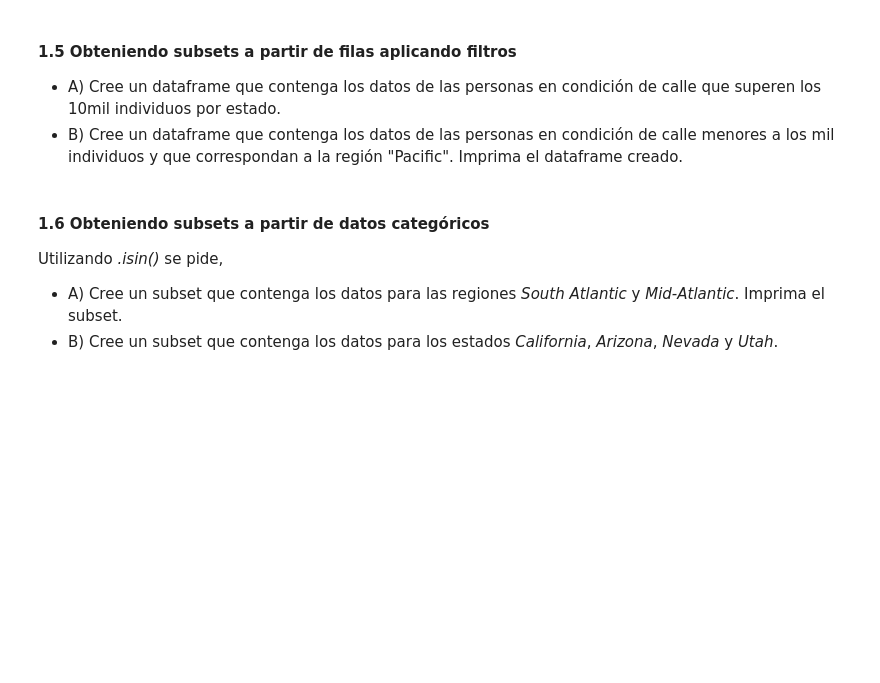
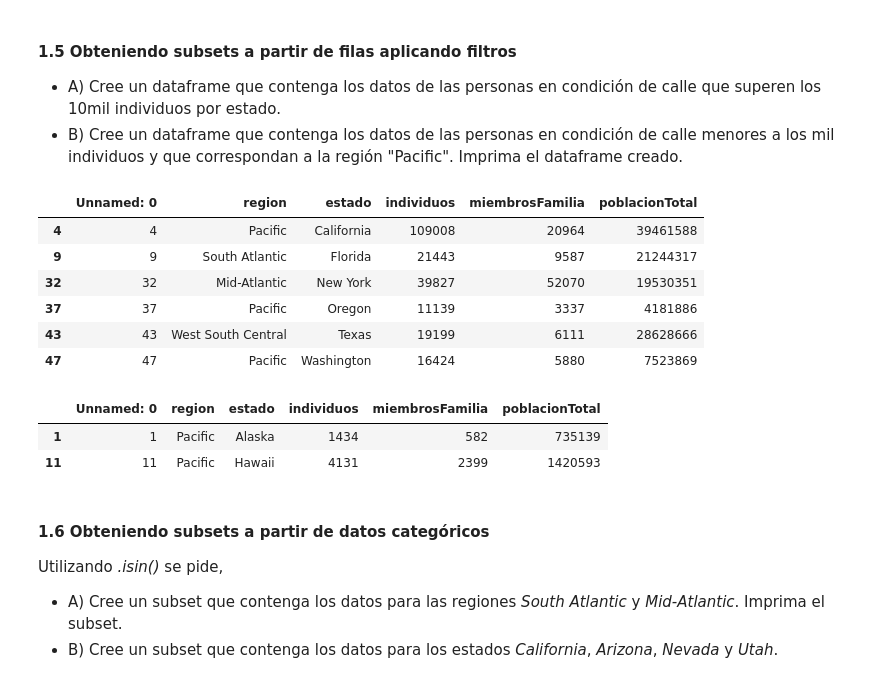
Before and after one commit to WalterMarH/PDA, a Jupyter notebook: Ejercitacion/Ejercitación Pandas/Ejercitación-Pandas.ipynb, the cells around one changed output. Drawn from its saved outputs; the diff is of its cells as text; code cells hidden in the pictures; blank space fills up the shorter version.

```diff
--- a/Ejercitacion/Ejercitación Pandas/Ejercitación-Pandas.ipynb
+++ b/Ejercitacion/Ejercitación Pandas/Ejercitación-Pandas.ipynb
@@ -102,6 +102,27 @@ print(indiv_estados)
 - B) Cree un dataframe que contenga los datos de las personas en condición de calle menores a los mil individuos y que correspondan a la región "Pacific". Imprima el dataframe creado.
 # %%
 ## TODO 1.5
+masdiesmil=sh['individuos']>10000
+nueva=sh[masdiesmil]
+nueva
+# %% [output]
+|  | Unnamed: 0 | region | estado | individuos | miembrosFamilia | poblacionTotal |
+| 4 | 4 | Pacific | California | 109008 | 20964 | 39461588 |
+| 9 | 9 | South Atlantic | Florida | 21443 | 9587 | 21244317 |
+| 32 | 32 | Mid-Atlantic | New York | 39827 | 52070 | 19530351 |
+| 37 | 37 | Pacific | Oregon | 11139 | 3337 | 4181886 |
+| 43 | 43 | West South Central | Texas | 19199 | 6111 | 28628666 |
+| 47 | 47 | Pacific | Washington | 16424 | 5880 | 7523869 |
+# %%
+Bmask=sh["individuos"]<10000
+B=sh[Bmask]
+Bmask2=sh["region"]=="Pacific"
+B2=B[Bmask2]
+B2
+# %% [output]
+|  | Unnamed: 0 | region | estado | individuos | miembrosFamilia | poblacionTotal |
+| 1 | 1 | Pacific | Alaska | 1434 | 582 | 735139 |
+| 11 | 11 | Pacific | Hawaii | 4131 | 2399 | 1420593 |
 # %% [markdown]
 #### 1.6 Obteniendo subsets a partir de datos categóricos
 
```
Also changed, not shown: parts of 13 cells of this notebook.
